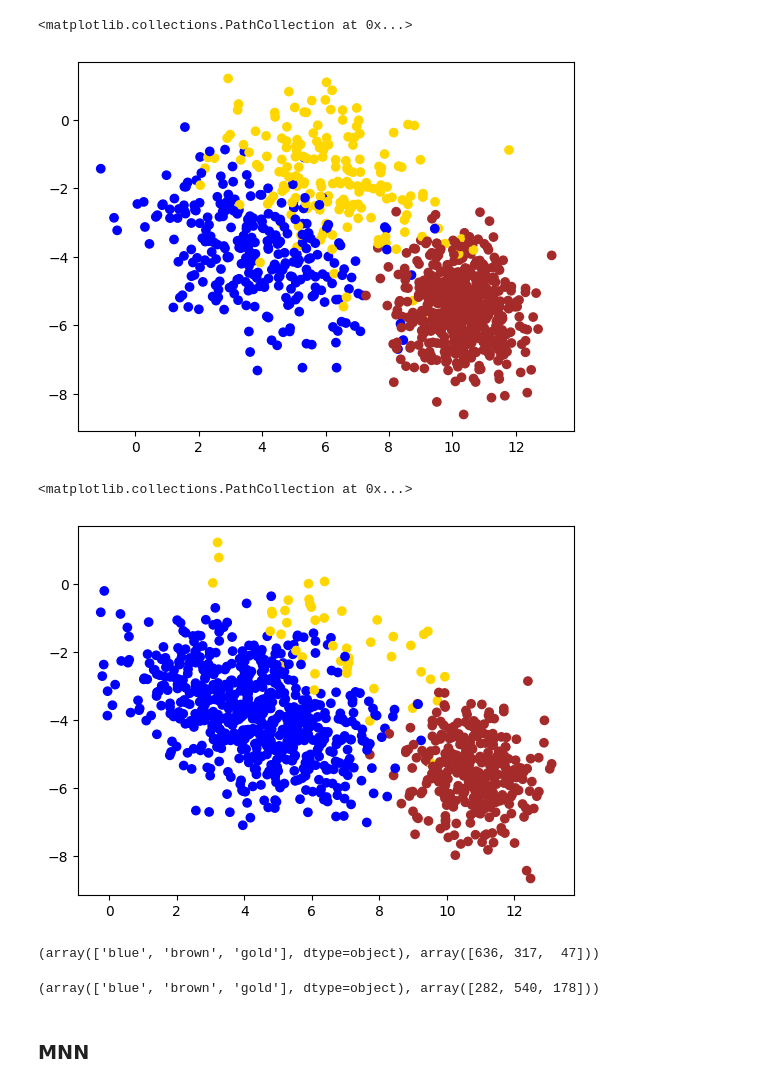
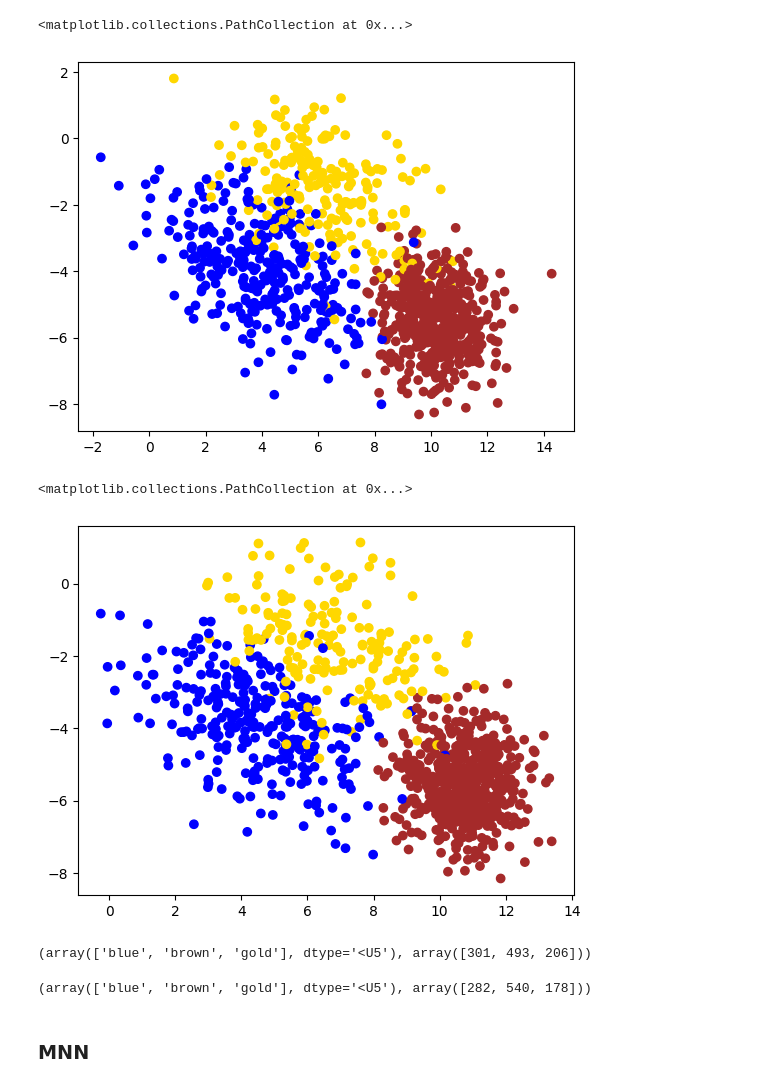
Before and after one commit to marcin119a/ca-pytroch, a Jupyter notebook: ReplicatePayper2.ipynb, the cells around one changed output. Cells and saved outputs as stored; diff of their text form; code cells hidden in the pictures.

```diff
--- a/ReplicatePayper2.ipynb
+++ b/ReplicatePayper2.ipynb
@@ -1,8 +1,9 @@
 # %%
 import pandas as pd
 
-B1 = pd.read_csv('../MNN2017/Simulations/B1_original.csv').to_numpy().T
-B2i = pd.read_csv('../MNN2017/Simulations/B2i_original.csv').to_numpy().T
-B2ii = pd.read_csv('../MNN2017/Simulations/B2ii_original.csv').to_numpy().T
-clust2i = pd.read_csv('../MNN2017/Simulations/clust2i.csv').to_numpy().reshape(1000,)
-clust2ii = pd.read_csv('../MNN2017/Simulations/clust2ii.csv').to_numpy().reshape(1000,)
+B1 = pd.read_csv('MNN2017/Simulations/B1_original.csv', header=0, index_col=0).to_numpy().T
+B2i = pd.read_csv('MNN2017/Simulations/B2i_original.csv', header=0, index_col=0).to_numpy().T
+B2ii = pd.read_csv('MNN2017/Simulations/B2ii_original.csv', header=0, index_col=0).to_numpy().T
+clust1 = pd.read_csv('MNN2017/Simulations/clust1.csv',index_col=0, header=None).to_numpy().reshape(1000,)
+clust2i = pd.read_csv('MNN2017/Simulations/clust2i.csv').to_numpy().reshape(1000,)
+clust2ii = pd.read_csv('MNN2017/Simulations/clust2ii.csv').to_numpy().reshape(1000,)
@@ -9,24 +12,39 @@ clust2ii = pd.read_csv('../MNN2017/Simulations/clust2ii.csv').to_numpy().reshape
+# %%
+import numpy as np
+import re
+
+# Funkcja do usuwania liczb
+def remove_numbers(s):
+    return re.sub(r'\d+', '', s)
+
+# Wektoryzacja funkcji do zastosowania na każdym elemencie tablicy
+vectorized_remove_numbers = np.vectorize(remove_numbers)
+
+# Zastosowanie funkcji do tablicy
+clust1 = vectorized_remove_numbers(clust1)
+clust2i = vectorized_remove_numbers(clust2i)
+clust2ii = vectorized_remove_numbers(clust2ii)
 # %%
 
 import matplotlib.pyplot as plt
-plt.scatter(B1[:, 0], B1[:, 1], c=clust2ii)
+plt.scatter(B1[:, 0], B1[:, 1], c=clust1)
 # %% [output]
 <matplotlib.collections.PathCollection at 0x...>
-[figure, old version]
+[figure, new version]
 # %%
-plt.scatter(B2i[:, 0], B2i[:, 1], c=clust2i)
+plt.scatter(B2ii[:, 0], B2ii[:, 1], c=clust2ii)
 # %% [output]
 <matplotlib.collections.PathCollection at 0x...>
-[figure, old version]
+[figure, new version]
 # %%
 import numpy as np
-np.unique(clust2i, return_counts=True)
+np.unique(clust1, return_counts=True)
 # %% [output]
-(array(['blue', 'brown', 'gold'], dtype=object), array([636, 317,  47]))
+(array(['blue', 'brown', 'gold'], dtype='<U5'), array([301, 493, 206]))
 # %%
 np.unique(clust2ii, return_counts=True)
 # %% [output]
-(array(['blue', 'brown', 'gold'], dtype=object), array([282, 540, 178]))
+(array(['blue', 'brown', 'gold'], dtype='<U5'), array([282, 540, 178]))
 # %% [markdown]
 ### MNN
 # %%
```
Also changed, not shown: parts of 8 cells of this notebook.
